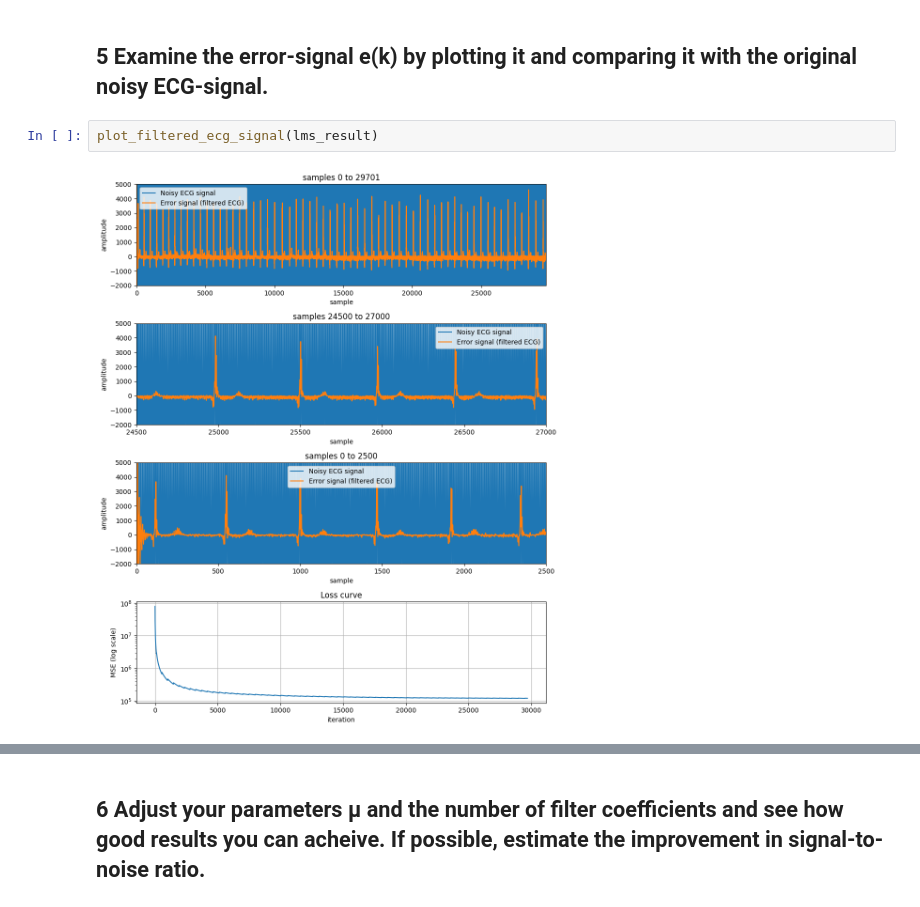
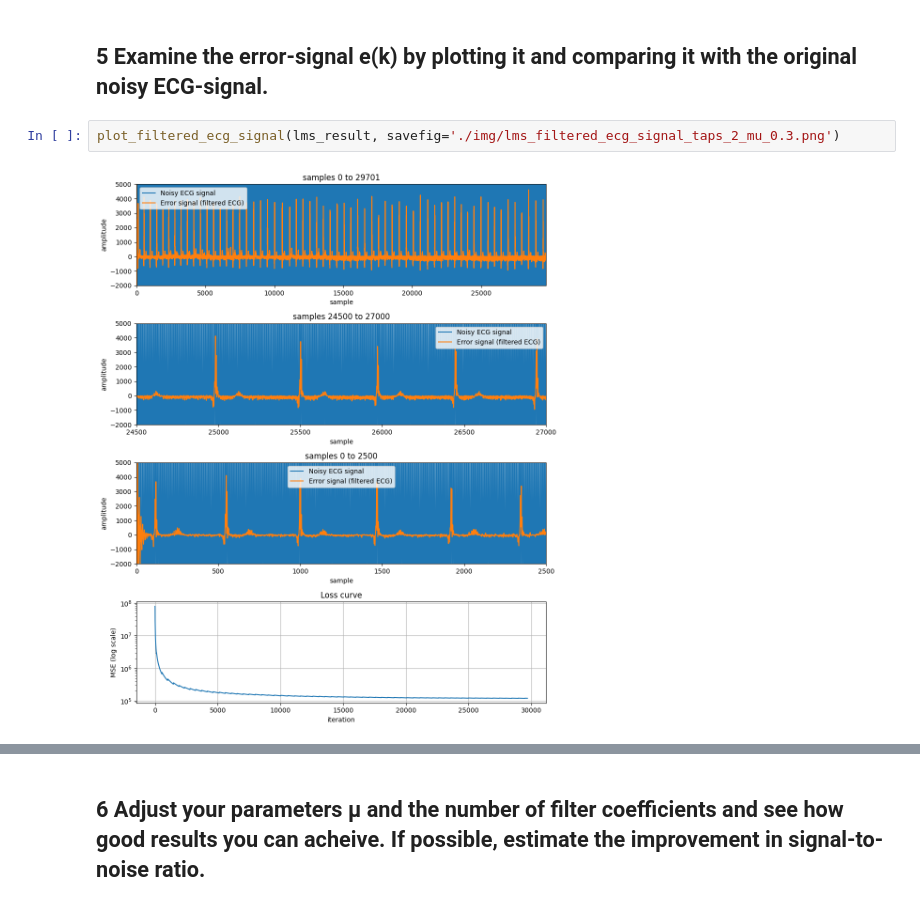
Before and after one commit to kpbaks/advance-signal-processing-assignment-2, a Jupyter notebook: assignment_2.ipynb, the cells around one changed output, grey strips where cells are left out. Saved outputs shown, nothing was run; the diff lists cells and outputs as text.

```diff
--- a/assignment_2.ipynb
+++ b/assignment_2.ipynb
@@ -152,8 +165,8 @@ y = lms_result.y
 err = lms_result.err
 # %% [markdown]
 ##  5 Examine the error-signal e(k) by plotting it and comparing it with the original noisy ECG-signal.
-# %%
-plot_filtered_ecg_signal(lms_result)
-# %% [output]
-[figure, removed]
+# %%
+plot_filtered_ecg_signal(lms_result, savefig='./img/lms_filtered_ecg_signal_taps_2_mu_0.3.png')
+# %% [output]
+[figure, added]
 # %%
```
Also changed, not shown: parts of 29 cells of this notebook, 15 other files.
